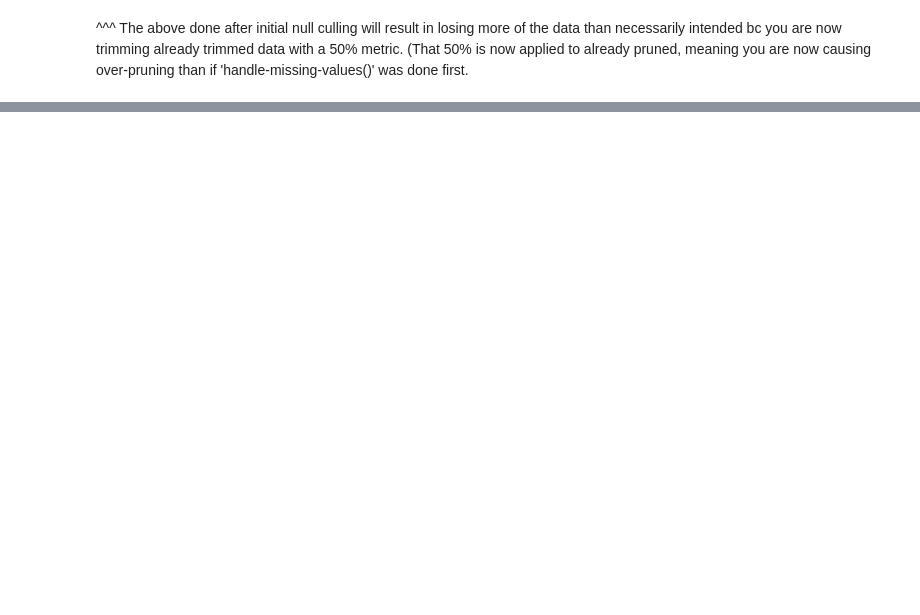
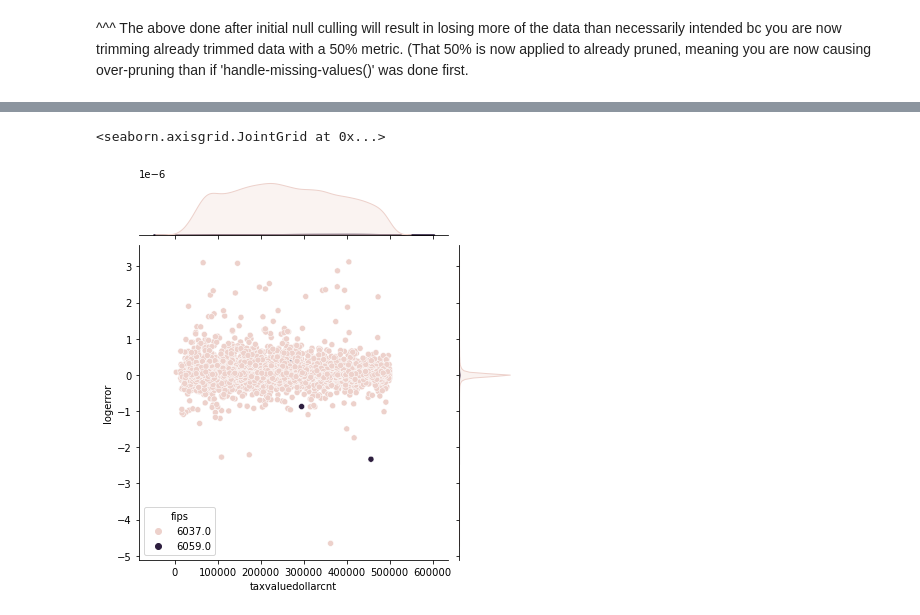
Before and after one commit to watermanbrandyn/clustering-exercises, a Jupyter notebook: zillow.ipynb, the cells around one changed output, grey strips where cells are left out. Drawn from its saved outputs; the diff is of its cells as text; code cells hidden in the pictures; blank space fills up the shorter version.

```diff
--- a/zillow.ipynb
+++ b/zillow.ipynb
@@ -304,4 +304,6 @@ Name: propertylandusetypeid, dtype: int64
 # %%
 # Identifying which landusetypeid are not single units
 not_single = [246, 248, 247, 267, 31]
+# %%
+zillow2 = zillow.copy()
 # %%
@@ -377,0 +440,5 @@ zillow2.shape
+# %%
+sns.jointplot(x='taxvaluedollarcnt', y='logerror', data=(zillow_trim[zillow_trim.taxvaluedollarcnt < 500000]), hue='fips')
+# %% [output]
+<seaborn.axisgrid.JointGrid at 0x...>
+[figure, added]
```
Also changed, not shown: parts of 43 cells of this notebook.
